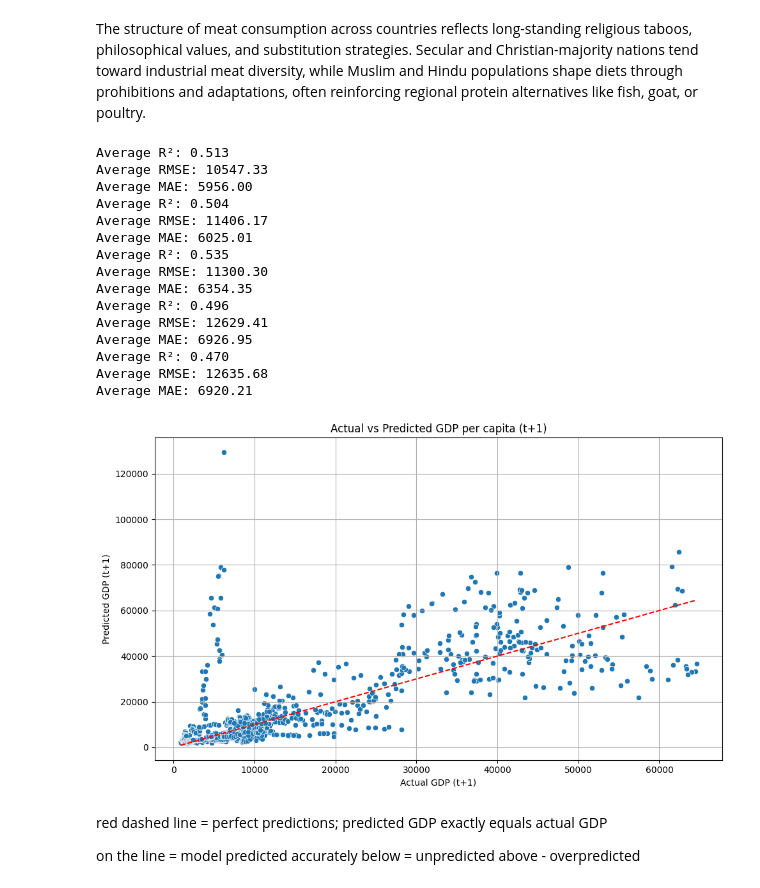
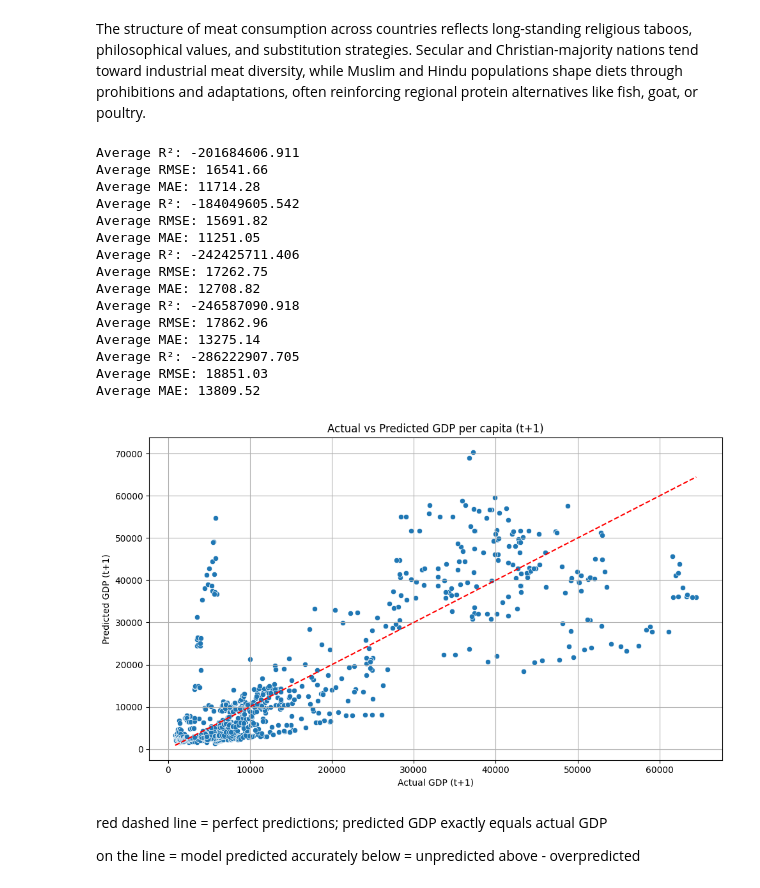
Before and after one commit to Sachin04t/Meat-the-Economy, a Jupyter notebook: CS506_MeattheEconomy.ipynb, the cells around one changed output. Drawn from its saved outputs; the diff is of its cells as text; code cells hidden in the pictures.

Commit message:
tried log transforming the GDP, but still lots of over and under predicting

```diff
--- a/CS506_MeattheEconomy.ipynb
+++ b/CS506_MeattheEconomy.ipynb
@@ -577,50 +577,54 @@ r2_scores, rmse_scores, mae_scores = [], [], []
 for train_idx, test_idx in gkf.split(X, y, groups):
     X_train, X_test = X.iloc[train_idx], X.iloc[test_idx]
     y_train, y_test = y.iloc[train_idx], y.iloc[test_idx]
 
     model.fit(X_train, y_train)
-    y_pred = model.predict(X_test)
+    y_pred_log = model.predict(X_test)
+    y_pred = np.expm1(y_pred_log)  # ✅ This reverses np.log1p
 
     r2_scores.append(r2_score(y_test, y_pred))
     rmse_scores.append(np.sqrt(mean_squared_error(y_test, y_pred)))
     mae_scores.append(mean_absolute_error(y_test, y_pred))
 
     print(f"Average R²: {np.mean(r2_scores):.3f}")
     print(f"Average RMSE: {np.mean(rmse_scores):.2f}")
     print(f"Average MAE: {np.mean(mae_scores):.2f}")
 
 #visualization
 
+y_test = np.expm1(y_test)  # ✅ Reverse the log on the actual values too
 
 plt.figure(figsize=(10, 6))
+
+
 sns.scatterplot(x=y_test, y=y_pred)
 
 #prediction line
 plt.plot([y_test.min(), y_test.max()], [y_test.min(), y_test.max()], color='red', linestyle='--', label='Ideal Fit')
 
 plt.xlabel("Actual GDP (t+1)")
 plt.ylabel("Predicted GDP (t+1)")
 plt.title("Actual vs Predicted GDP per capita (t+1)")
 plt.grid(True)
 plt.tight_layout()
 plt.show()
 # %% [output]
-Average R²: 0.513
-Average RMSE: 10547.33
-Average MAE: 5956.00
-Average R²: 0.504
-Average RMSE: 11406.17
-Average MAE: 6025.01
-Average R²: 0.535
-Average RMSE: 11300.30
-Average MAE: 6354.35
-Average R²: 0.496
-Average RMSE: 12629.41
-Average MAE: 6926.95
-Average R²: 0.470
-Average RMSE: 12635.68
-Average MAE: 6920.21
+Average R²: -201684606.911
+Average RMSE: 16541.66
+Average MAE: 11714.28
+Average R²: -184049605.542
+Average RMSE: 15691.82
+Average MAE: 11251.05
+Average R²: -242425711.406
+Average RMSE: 17262.75
+Average MAE: 12708.82
+Average R²: -246587090.918
+Average RMSE: 17862.96
+Average MAE: 13275.14
+Average R²: -286222907.705
+Average RMSE: 18851.03
+Average MAE: 13809.52
-[figure, old version]
+[figure, new version]
 # %% [markdown]
 red dashed line = perfect predictions; predicted GDP exactly equals actual GDP
 
```
